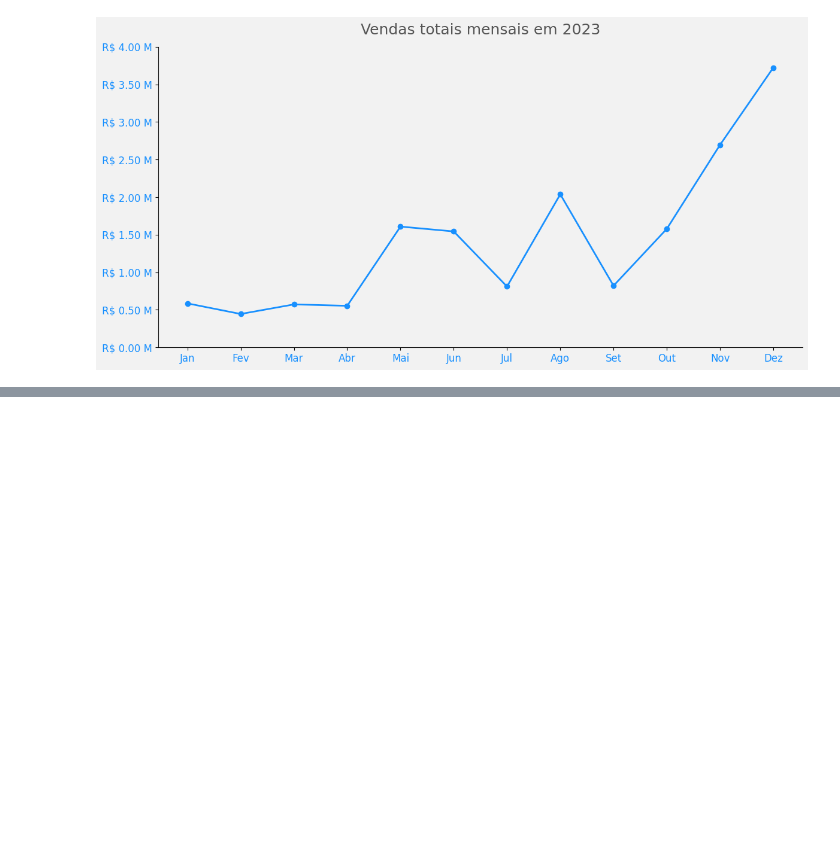
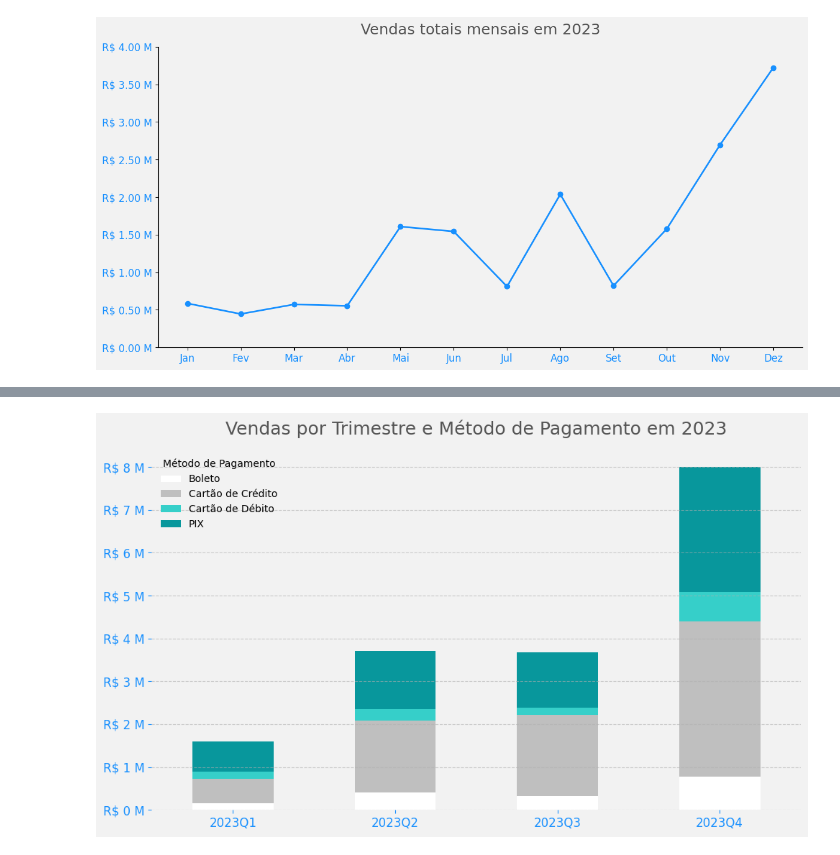
Before and after one commit to EmilyCarla/ONE_DataScience, a Jupyter notebook: VisualizacaoDeDadosComIA.ipynb, the cells around one changed output, grey strips where cells are left out. Saved outputs shown, nothing was run; the diff lists cells and outputs as text; code cells hidden in the pictures; blank space fills up the shorter version.

```diff
--- a/VisualizacaoDeDadosComIA.ipynb
+++ b/VisualizacaoDeDadosComIA.ipynb
@@ -1568,0 +1688,100 @@ plt.show()
+# %%
+import matplotlib.pyplot as plt
+from matplotlib.ticker import FuncFormatter
+
+# =========================
+# Cores Zoop
+# =========================
+CINZA_1 = '#F2F2F2'
+CINZA_3 = '#BFBFBF'
+CINZA_5 = '#555555'
+AZUL_1 = '#1890FF'
+AQUA_1 = '#36CFC9'
+AQUA_3 = '#08979C'
+BRANCO = '#FFFFFF'
+
+palette = [BRANCO, CINZA_3, AQUA_1, AQUA_3]
+
+# =========================
+# Figura
+# =========================
+fig, ax = plt.subplots(figsize=(10, 6))
+fig.patch.set_facecolor(CINZA_1)
+ax.set_facecolor(CINZA_1)
+
+# =========================
+# Gráfico de barras empilhadas
+# =========================
+vendas_trimestre_pagamento.plot(
+    kind='bar',
+    stacked=True,
+    ax=ax,
+    color=palette
+)
+
+# =========================
+# Título
+# =========================
+ax.set_title(
+    'Vendas por Trimestre e Método de Pagamento em 2023',
+    fontsize=18,
+    color=CINZA_5,
+    pad=15
+)
+
+# =========================
+# Eixo X
+# =========================
+ax.tick_params(
+    axis='x',
+    rotation=0,
+    labelsize=12,
+    colors=AZUL_1
+)
+
+# =========================
+# Eixo Y formatado (R$ M)
+# =========================
+ax.yaxis.set_major_formatter(
+    FuncFormatter(lambda x, _: f'R$ {x/1_000_000:.0f} M')
+)
+
+ax.tick_params(
+    axis='y',
+    labelsize=12,
+    colors=AZUL_1
+)
+
+# =========================
+# Remover labels
+# =========================
+ax.set_xlabel('')
+ax.set_ylabel('')
+
+# =========================
+# Remover bordas
+# =========================
+for spine in ['top', 'bottom', 'left', 'right']:
+    ax.spines[spine].set_visible(False)
+
+# =========================
+# Grid tracejado em Y
+# =========================
+ax.grid(
+    axis='y',
+    linestyle='--',
+    alpha=0.6
+)
+
+# =========================
+# Legenda
+# =========================
+ax.legend(
+    title='Método de Pagamento',
+    frameon=False
+)
+
+plt.tight_layout()
+plt.show()
+# %% [output]
+[figure, added]
```
Also changed, not shown: parts of 19 cells of this notebook.
